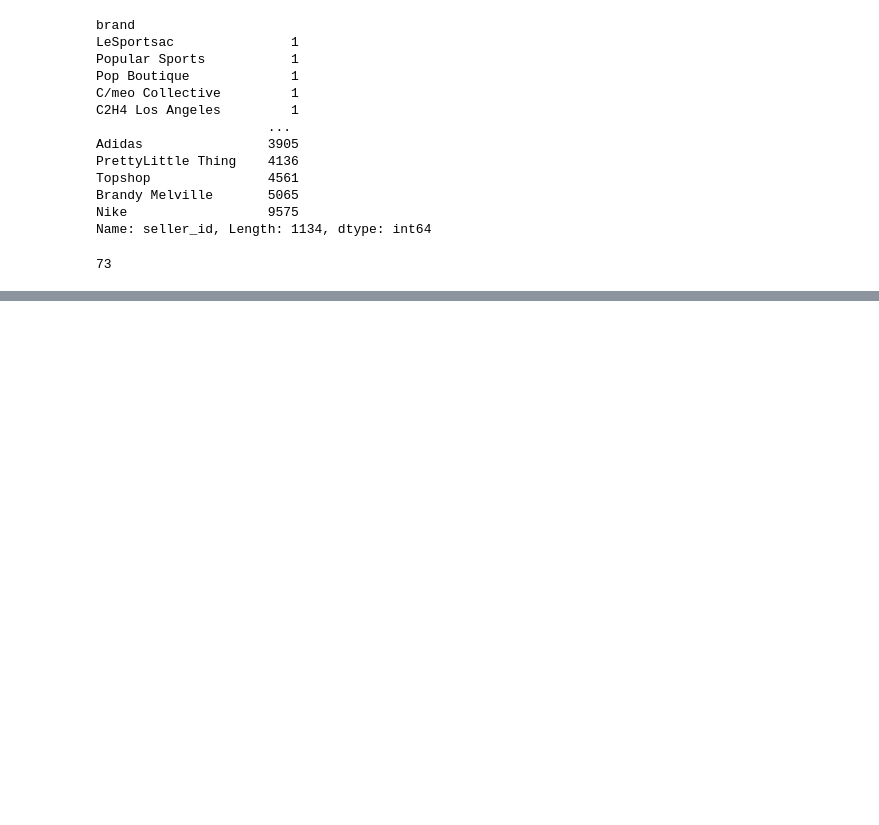
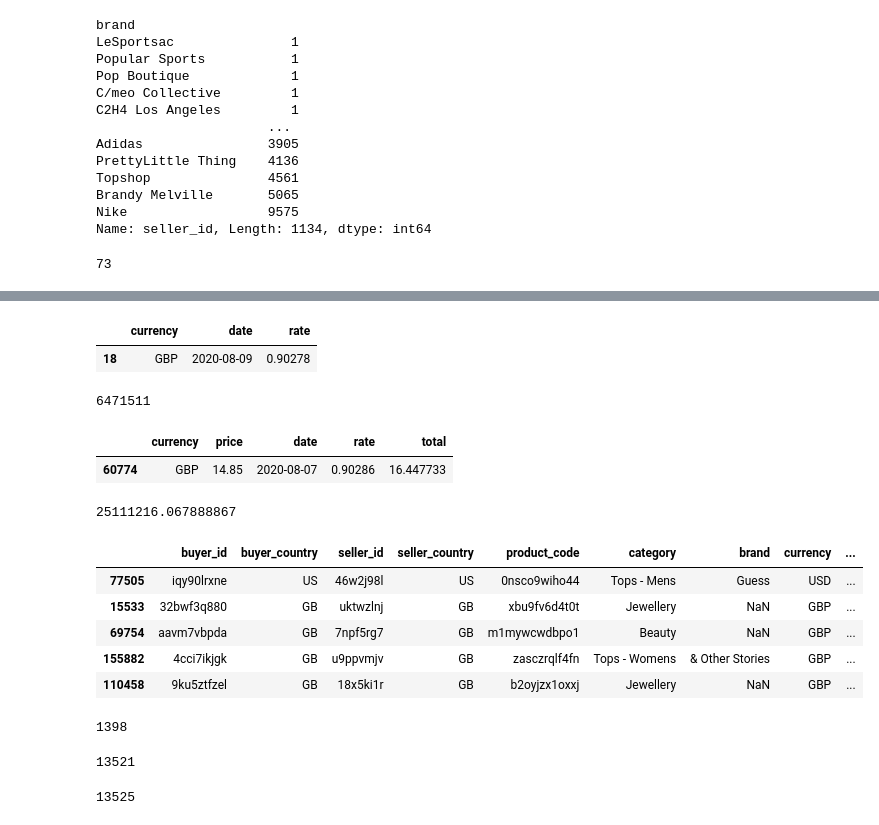
Before and after one commit to bulent-1111/Data_Science, a Jupyter notebook: interview/interview.ipynb, the cells around one changed output, grey strips where cells are left out. Cells and saved outputs as stored; diff of their text form; code cells hidden in the pictures; blank space fills up the shorter version.

```diff
--- a/interview/interview.ipynb
+++ b/interview/interview.ipynb
@@ -445,0 +524,21 @@ df_sales.groupby('brand')['seller_id'].count().apply(lambda x :  ((x > 35) & (x
+# %%
+df_currency_rates.sample()
+# %% [output]
+|  | currency | date | rate |
+| 18 | GBP | 2020-08-09 | 0.90278 |
+# %%
+result = pd.merge(df_sales_price, df_currency_rates, on=["currency",'date'], how="inner")
+result['total'] = (result.price / result.rate)
+int(result['total'].sum().round())
+# result.sample(10)
+# %% [output]
+6471511
+# %%
+result.sample()
+# %% [output]
+|  | currency | price | date | rate | total |
+| 60774 | GBP | 14.85 | 2020-08-07 | 0.90286 | 16.447733 |
+# %%
+(result['price']*result['rate'])
+# %% [output]
+25111216.067888867
@@ -445,0 +548,13 @@ df_sales.groupby('brand')['seller_id'].count().apply(lambda x :  ((x > 35) & (x
+# %%
+df_sales.sample(5)
+# %% [output]
+|  | buyer_id | buyer_country | seller_id | seller_country | product_code | category | brand | currency | ... |
+| 77505 | iqy90lrxne | US | 46w2j98l | US | 0nsco9wiho44 | Tops - Mens | Guess | USD | ... |
+| 15533 | 32bwf3q880 | GB | uktwzlnj | GB | xbu9fv6d4t0t | Jewellery | NaN | GBP | ... |
+| 69754 | aavm7vbpda | GB | 7npf5rg7 | GB | m1mywcwdbpo1 | Beauty | NaN | GBP | ... |
+| 155882 | 4cci7ikjgk | GB | u9ppvmjv | GB | zasczrqlf4fn | Tops - Womens | & Other Stories | GBP | ... |
+| 110458 | 9ku5ztfzel | GB | 18x5ki1r | GB | b2oyjzx1oxxj | Jewellery | NaN | GBP | ... |
+# %%
+df_sales[df_sales['category']=='Jewellery']['brand'].notnull().sum()
+# %% [output]
+1398
@@ -445,0 +563,6 @@ df_sales.groupby('brand')['seller_id'].count().apply(lambda x :  ((x > 35) & (x
+# %%
+# df.drop_duplicates(keep='first', inplace=True)
+df_sales.drop_duplicates(keep='first', inplace=True)
+df_sales[df_sales['category']=='Jewellery']['brand'].isna().sum()
+# %% [output]
+13521
@@ -445,0 +571,4 @@ df_sales.groupby('brand')['seller_id'].count().apply(lambda x :  ((x > 35) & (x
+# %%
+df_sales[df_sales['category']=='Jewellery']['brand'].isna().values.sum()
+# %% [output]
+13525
```
Also changed, not shown: parts of 28 cells of this notebook.
